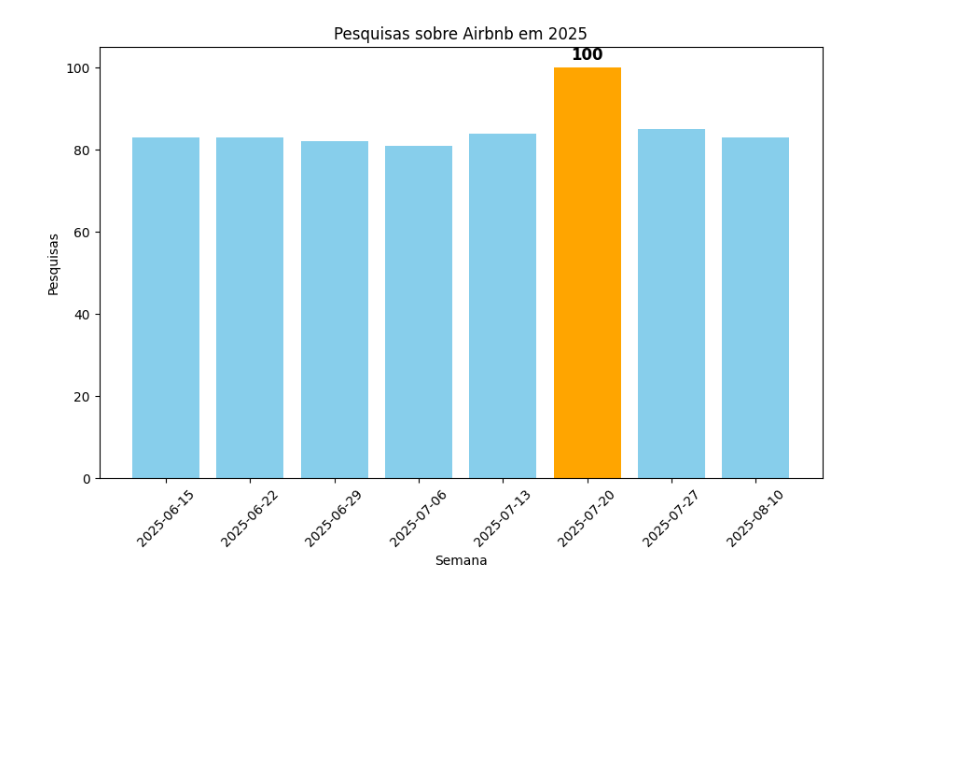
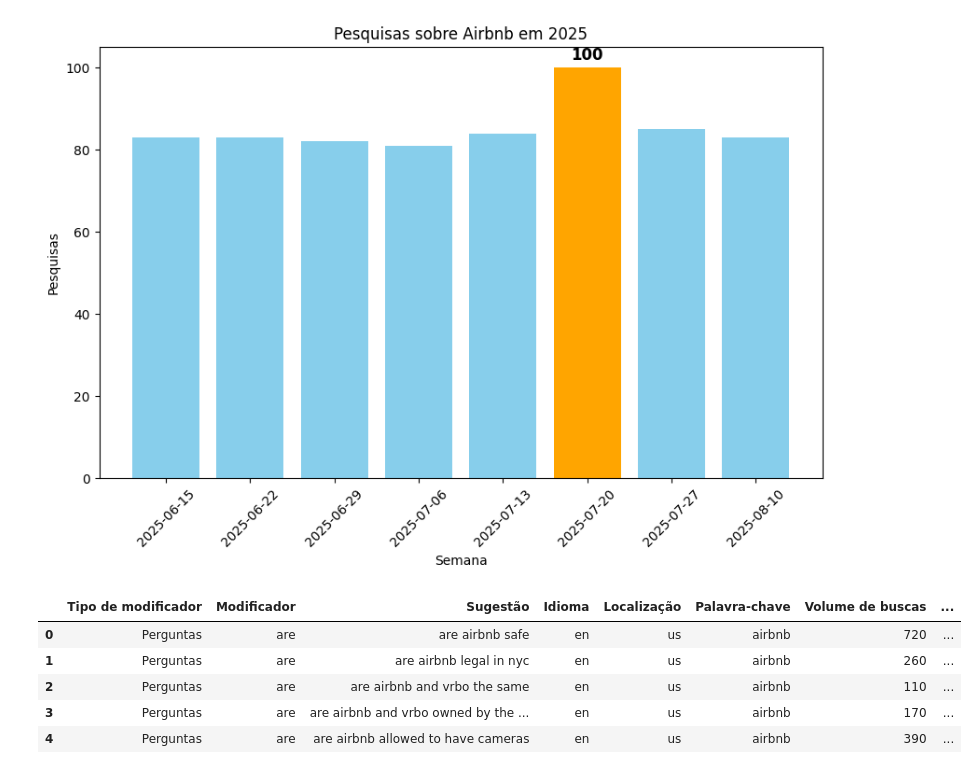
Before and after one commit to sabrinamarrocos/analise-airbnb, a Jupyter notebook: analise_airbnb_ny.ipynb, the cells around one changed output. Drawn from its saved outputs; the diff is of its cells as text; code cells hidden in the pictures; blank space fills up the shorter version.

```diff
--- a/analise_airbnb_ny.ipynb
+++ b/analise_airbnb_ny.ipynb
@@ -84,3 +84,12 @@ plt.text(semana_max, valor_max + 1, str(valor_max), ha='center', va='bottom', fo
 plt.show()
 # %% [output]
 [figure]
+# %%
+df_answer_the_public.head()
+# %% [output]
+|  | Tipo de modificador | Modificador | Sugestão | Idioma | Localização | Palavra-chave | Volume de buscas | ... |
+| 0 | Perguntas | are | are airbnb safe | en | us | airbnb | 720 | ... |
+| 1 | Perguntas | are | are airbnb legal in nyc | en | us | airbnb | 260 | ... |
+| 2 | Perguntas | are | are airbnb and vrbo the same | en | us | airbnb | 110 | ... |
+| 3 | Perguntas | are | are airbnb and vrbo owned by the ... | en | us | airbnb | 170 | ... |
+| 4 | Perguntas | are | are airbnb allowed to have cameras | en | us | airbnb | 390 | ... |
```
Also changed, not shown: parts of 4 cells of this notebook.
